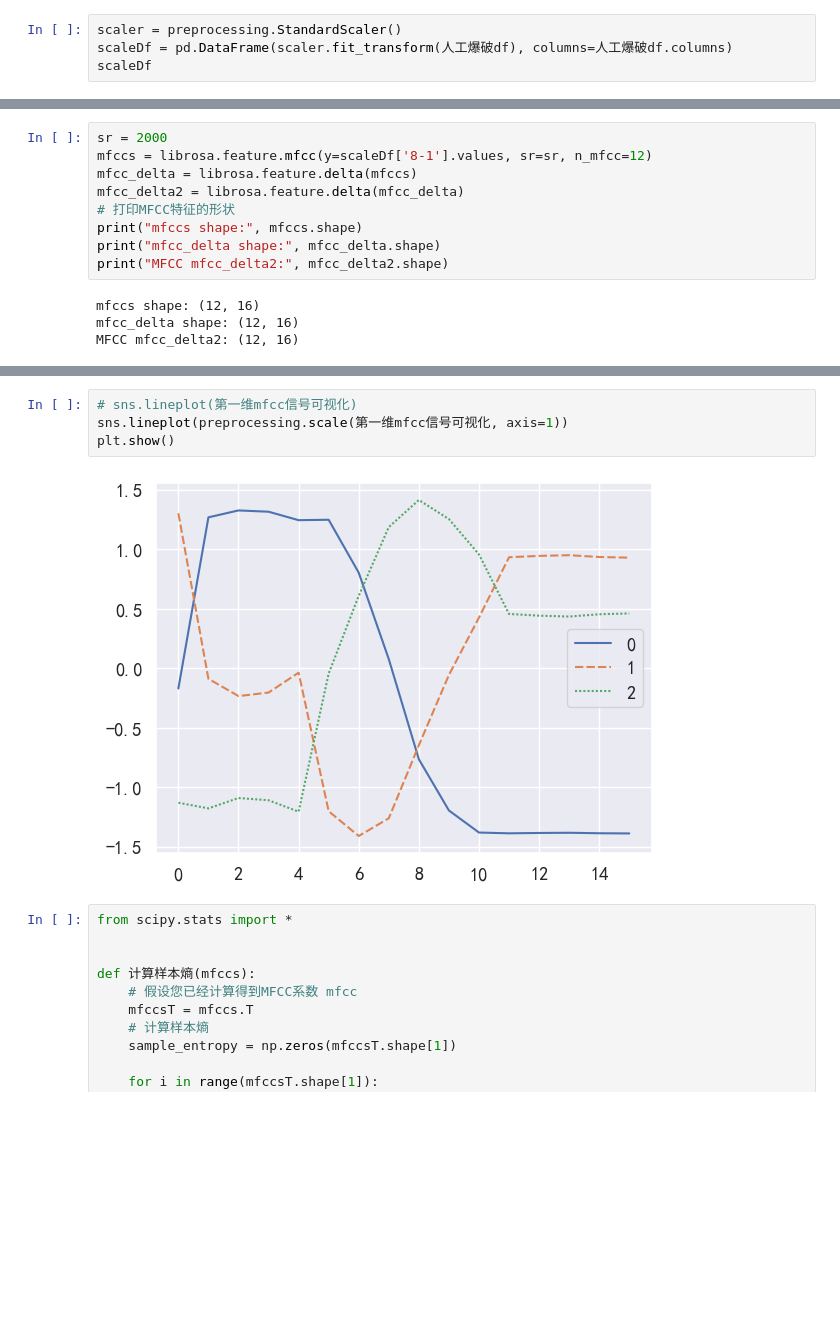
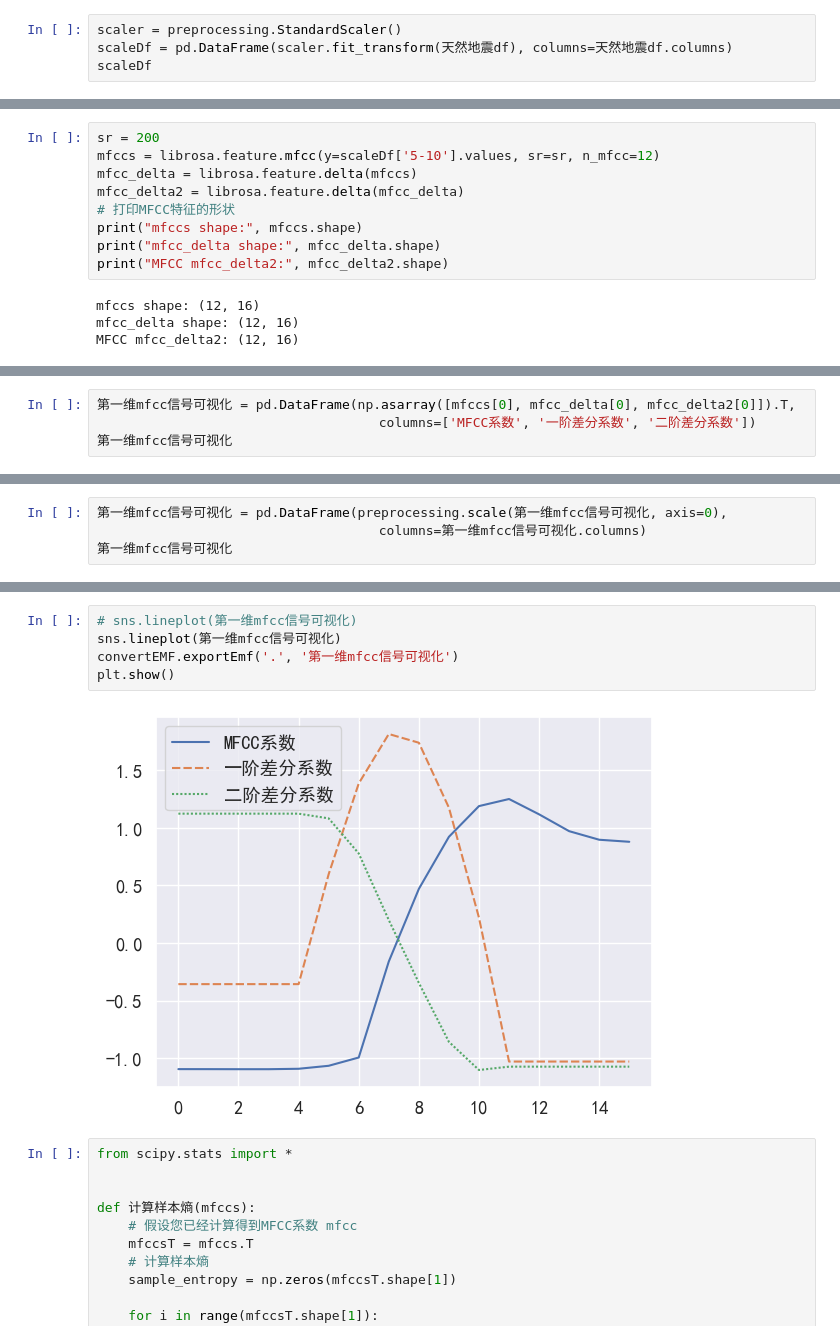
Before and after one commit to james-curtis/2023.tfmcm.com, a Jupyter notebook: 数据预处理/main.ipynb, the cells around one changed output, grey strips where cells are left out. Saved outputs shown, nothing was run; the diff lists cells and outputs as text; blank space fills up the shorter version.

```diff
--- a/数据预处理/main.ipynb
+++ b/数据预处理/main.ipynb
@@ -142,5 +97,5 @@ plt.show()
 # %%
 scaler = preprocessing.StandardScaler()
-scaleDf = pd.DataFrame(scaler.fit_transform(人工爆破df), columns=人工爆破df.columns)
+scaleDf = pd.DataFrame(scaler.fit_transform(天然地震df), columns=天然地震df.columns)
 scaleDf
 # %% [output]
@@ -165,6 +115,6 @@ plt.show()
 # %%
-sr = 2000
-mfccs = librosa.feature.mfcc(y=scaleDf['8-1'].values, sr=sr, n_mfcc=12)
+sr = 200
+mfccs = librosa.feature.mfcc(y=scaleDf['5-10'].values, sr=sr, n_mfcc=12)
 mfcc_delta = librosa.feature.delta(mfccs)
 mfcc_delta2 = librosa.feature.delta(mfcc_delta)
 # 打印MFCC特征的形状
@@ -342,0 +291,4 @@ array([[-0.8276236 , -0.11011584, -1.29528306],
+# %%
+第一维mfcc信号可视化 = pd.DataFrame(np.asarray([mfccs[0], mfcc_delta[0], mfcc_delta2[0]]).T,
+                                    columns=['MFCC系数', '一阶差分系数', '二阶差分系数'])
+第一维mfcc信号可视化
@@ -342,0 +313,4 @@ array([[-0.8276236 , -0.11011584, -1.29528306],
+# %%
+第一维mfcc信号可视化 = pd.DataFrame(preprocessing.scale(第一维mfcc信号可视化, axis=0),
+                                    columns=第一维mfcc信号可视化.columns)
+第一维mfcc信号可视化
@@ -343,9 +335,10 @@ array([[-0.8276236 , -0.11011584, -1.29528306],
 # %%
 # sns.lineplot(第一维mfcc信号可视化)
-sns.lineplot(preprocessing.scale(第一维mfcc信号可视化, axis=1))
+sns.lineplot(第一维mfcc信号可视化)
+convertEMF.exportEmf('.', '第一维mfcc信号可视化')
 plt.show()
 # %% [output]
-[figure, old version]
+[figure, new version]
 # %%
 from scipy.stats import *
 
```
Also changed, not shown: parts of 28 cells of this notebook, 10 other files.
